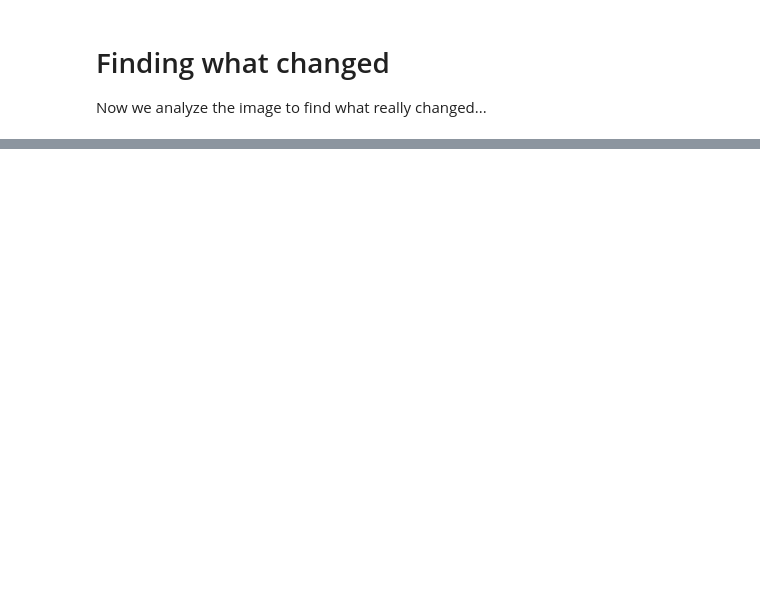
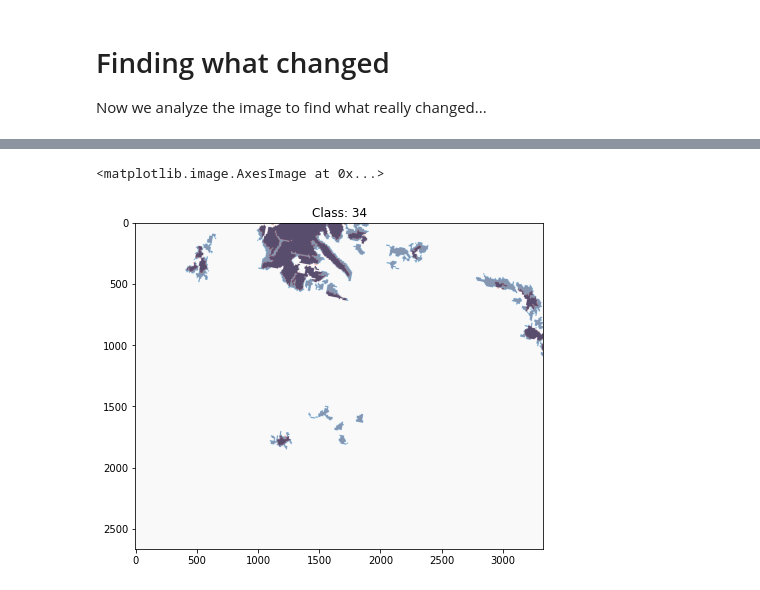
Before and after one commit to openEOPlatform/LPS_presentations, a Jupyter notebook: demos/EODC_ARD_processing/openEO demo 03 - Corine Land Cover Alps.ipynb, the cells around one changed output, grey strips where cells are left out. Drawn from its saved outputs; the diff is of its cells as text; code cells hidden in the pictures; blank space fills up the shorter version.

```diff
--- a/demos/EODC_ARD_processing/openEO demo 03 - Corine Land Cover Alps.ipynb
+++ b/demos/EODC_ARD_processing/openEO demo 03 - Corine Land Cover Alps.ipynb
@@ -249,0 +233,14 @@ Also please include a shapefile to display Austria or the respective austrian di
+# %%
+clc = 34
+mask = np.ones(corine_2000.shape)
+mask[corine_2000 != clc] = 0
+mask2 = np.ones(corine_2018.shape)
+mask2[corine_2018 != clc] = 0
+fig = plt.figure(figsize=(12,6))
+fig.patch.set_facecolor('white')
+plt.title(f"Class: {clc}")
+plt.imshow(corine_2000*mask, cmap="Blues", alpha=0.7)
+plt.imshow(corine_2018*mask2, cmap="Reds", alpha=0.3)
+# %% [output]
+<matplotlib.image.AxesImage at 0x...>
+[figure, added]
```
Also changed, not shown: parts of 24 cells of this notebook.
